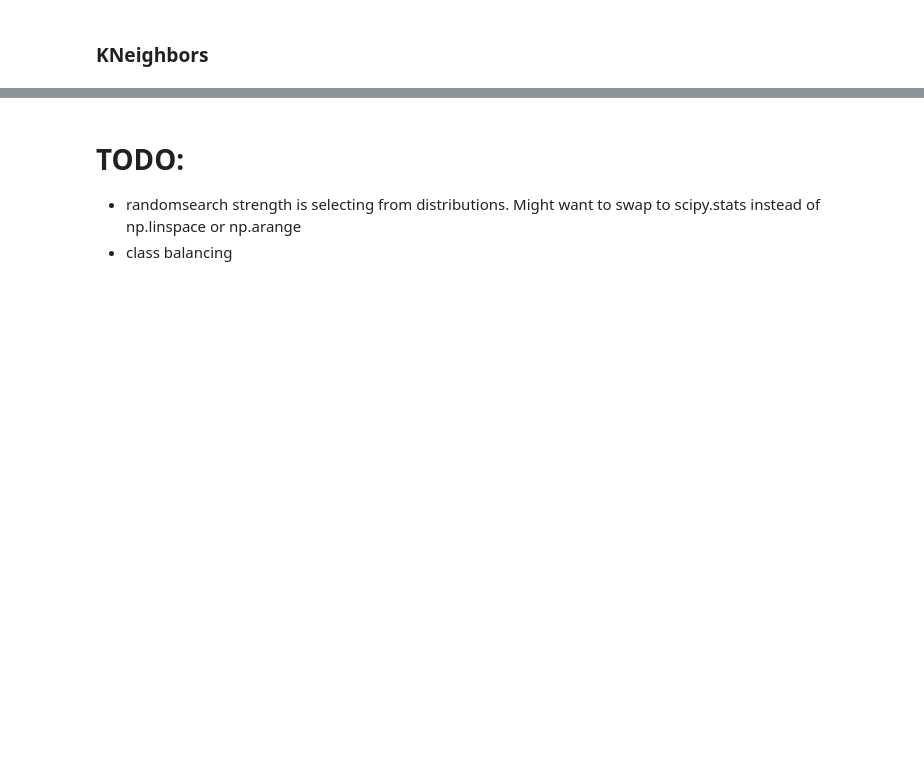
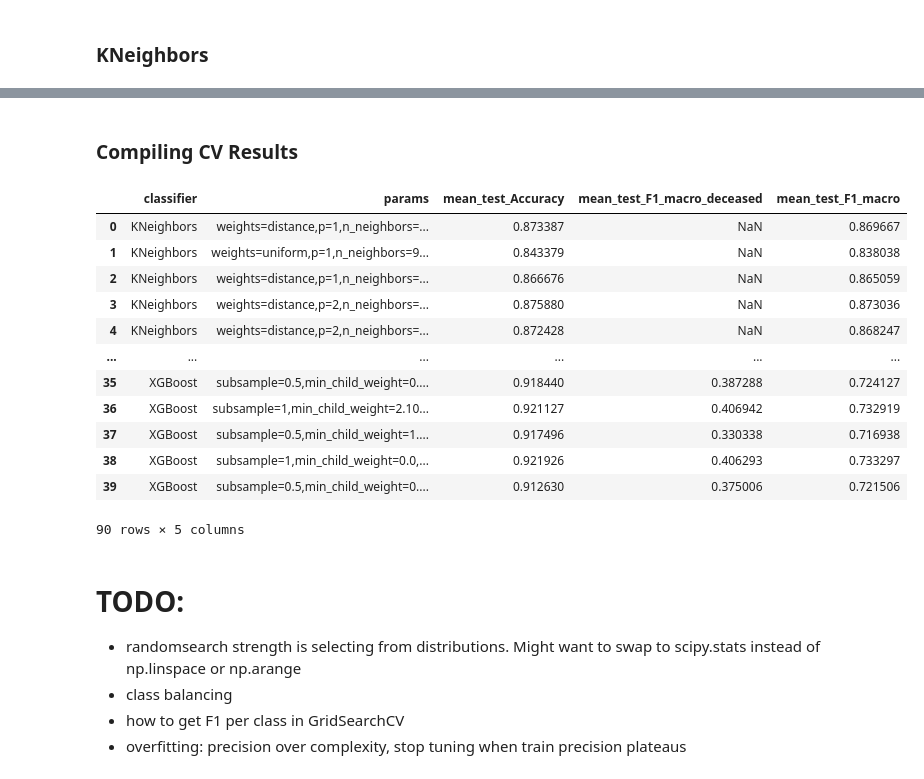
Before and after one commit to efeerhan/cmpt459-courseproject, a Jupyter notebook: project.ipynb, the cells around one changed output, grey strips where cells are left out. Saved outputs shown, nothing was run; the diff lists cells and outputs as text; code cells hidden in the pictures; blank space fills up the shorter version.

```diff
--- a/project.ipynb
+++ b/project.ipynb
@@ -187,7 +241,27 @@ print('validation score:', best_svc.score(X_valid, y_valid))
 # %%
-xgb = xgboost()
+class_weights_dict = {0: 2, 1: 0.2, 2: 0.6}
+class_weights = class_weight.compute_sample_weight(class_weight=class_weights_dict, y=y_train)
+xgb = XGBClassifier(objective='multi:softmax', tree_method='exact', num_class=3)
 params = {
+    'booster' : ['gbtree'],
+    'eta': np.linspace(0.01,0.3,20),
+    'gamma': np.linspace(0,3,20),
+    'max_depth': np.arange(3,20,1),
+    'min_child_weight': np.linspace(0,10,20),
+    'subsample': [0.5,1],
+    'lambda': np.linspace(0,5,20),
+    'alpha': np.linspace(0,5,20)
 }
-best_xgb = HalvingRandomSearchCV(xgb, params, cv=k_fold).fit(X_train,y_train)
-print('best training score: ',best_xgb.best_score_)
-print('validation score:', best_xgb.score(X_valid, y_valid))
+xgb_search = RandomizedSearchCV(xgb,
+                                params,
+                                cv=k_fold,
+                                scoring=scoring,
+                                refit='Accuracy',
+                                n_jobs=None,
+                                n_iter=40
+                                ).fit(X_train,y_train,sample_weight=class_weights)
+print('best crossval score: ',xgb_search.best_score_)
+xgb_res = pd.DataFrame(xgb_search.cv_results_)[['params','mean_test_Accuracy','mean_test_F1_macro_deceased','mean_test_F1_macro']]
+xgb_res['classifier'] = 'XGBoost'
+print('valid: ', xgb_search.score(X_valid,y_valid))
+print(xgb_search.best_params_)
@@ -194,4 +308,29 @@ print('validation score:', best_xgb.score(X_valid, y_valid))
+# %% [markdown]
+### Compiling CV Results
+# %%
+# after concatenating all into all_res:
+all_res = pd.concat([kn_res, xgb_res])
+all_res = all_res[['classifier','params','mean_test_Accuracy','mean_test_F1_macro_deceased','mean_test_F1_macro']]
+all_res['params'] = all_res['params'].apply(lambda x: str(x)[1:-1].replace('\'','').replace(': ','=').replace(', ',','))
+all_res.to_csv('res.csv', index=False)
+all_res
+# %% [output]
+|  | classifier | params | mean_test_Accuracy | mean_test_F1_macro_deceased | mean_test_F1_macro |
+| 0 | KNeighbors | weights=distance,p=1,n_neighbors=... | 0.873387 | NaN | 0.869667 |
+| 1 | KNeighbors | weights=uniform,p=1,n_neighbors=9... | 0.843379 | NaN | 0.838038 |
+| 2 | KNeighbors | weights=distance,p=1,n_neighbors=... | 0.866676 | NaN | 0.865059 |
+| 3 | KNeighbors | weights=distance,p=2,n_neighbors=... | 0.875880 | NaN | 0.873036 |
+| 4 | KNeighbors | weights=distance,p=2,n_neighbors=... | 0.872428 | NaN | 0.868247 |
+| ... | ... | ... | ... | ... | ... |
+| 35 | XGBoost | subsample=0.5,min_child_weight=0.... | 0.918440 | 0.387288 | 0.724127 |
+| 36 | XGBoost | subsample=1,min_child_weight=2.10... | 0.921127 | 0.406942 | 0.732919 |
+| 37 | XGBoost | subsample=0.5,min_child_weight=1.... | 0.917496 | 0.330338 | 0.716938 |
+| 38 | XGBoost | subsample=1,min_child_weight=0.0,... | 0.921926 | 0.406293 | 0.733297 |
+| 39 | XGBoost | subsample=0.5,min_child_weight=0.... | 0.912630 | 0.375006 | 0.721506 |
+90 rows × 5 columns
 # %% [markdown]
 # TODO:
 - randomsearch strength is selecting from distributions. Might want to swap to scipy.stats instead of np.linspace or np.arange
 - class balancing
+- how to get F1 per class in GridSearchCV
+- overfitting: precision over complexity, stop tuning when train precision plateaus
```
Also changed, not shown: parts of 26 cells of this notebook.
